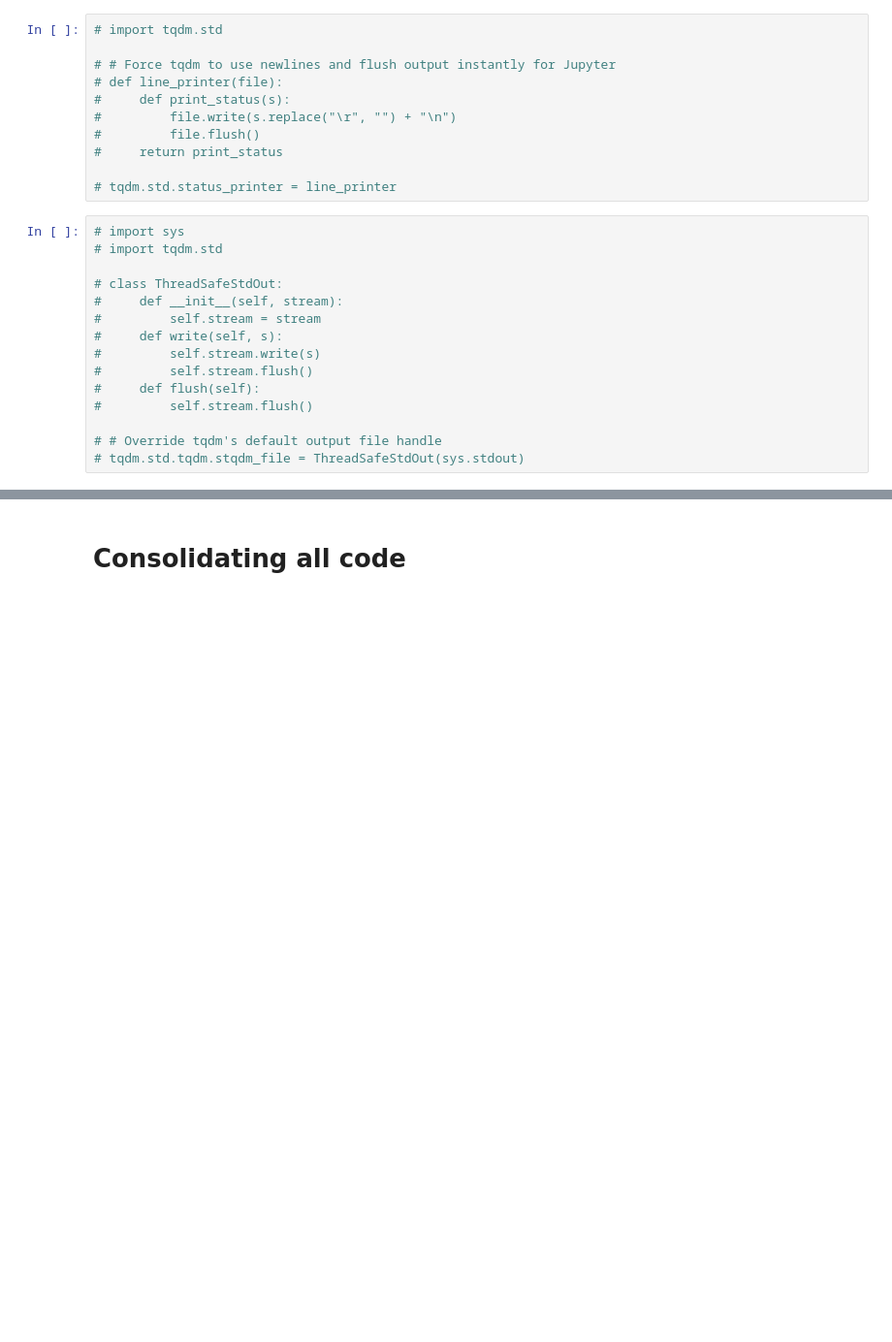
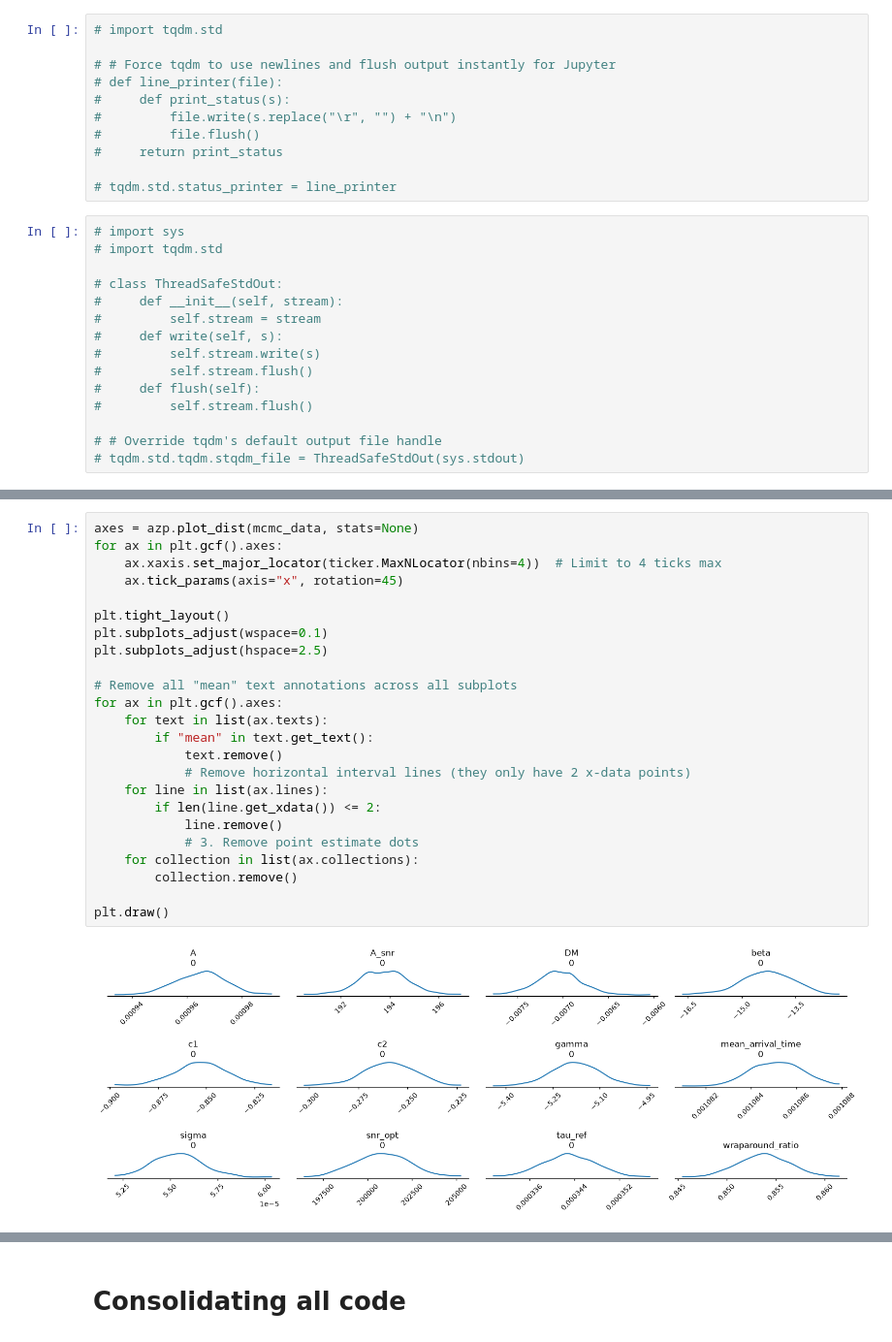
Before and after one commit to HarrisonS-Phys/FRBayes, a Jupyter notebook: notebooks/testing.ipynb, the cells around one changed output, grey strips where cells are left out. Shown at 97% size. Saved outputs shown, nothing was run; the diff lists cells and outputs as text; blank space fills up the shorter version.

```diff
--- a/notebooks/testing.ipynb
+++ b/notebooks/testing.ipynb
@@ -80,0 +170,26 @@ local devices:
+# %%
+axes = azp.plot_dist(mcmc_data, stats=None)
+for ax in plt.gcf().axes:
+    ax.xaxis.set_major_locator(ticker.MaxNLocator(nbins=4))  # Limit to 4 ticks max
+    ax.tick_params(axis="x", rotation=45)
+
+plt.tight_layout()
+plt.subplots_adjust(wspace=0.1)
+plt.subplots_adjust(hspace=2.5)
+
+# Remove all "mean" text annotations across all subplots
+for ax in plt.gcf().axes:
+    for text in list(ax.texts):
+        if "mean" in text.get_text():
+            text.remove()
+            # Remove horizontal interval lines (they only have 2 x-data points)
+    for line in list(ax.lines):
+        if len(line.get_xdata()) <= 2:
+            line.remove()
+            # 3. Remove point estimate dots
+    for collection in list(ax.collections):
+        collection.remove()
+
+plt.draw()
+# %% [output]
+[figure, added]
```
Also changed, not shown: parts of 7 cells of this notebook, 5 other files.
